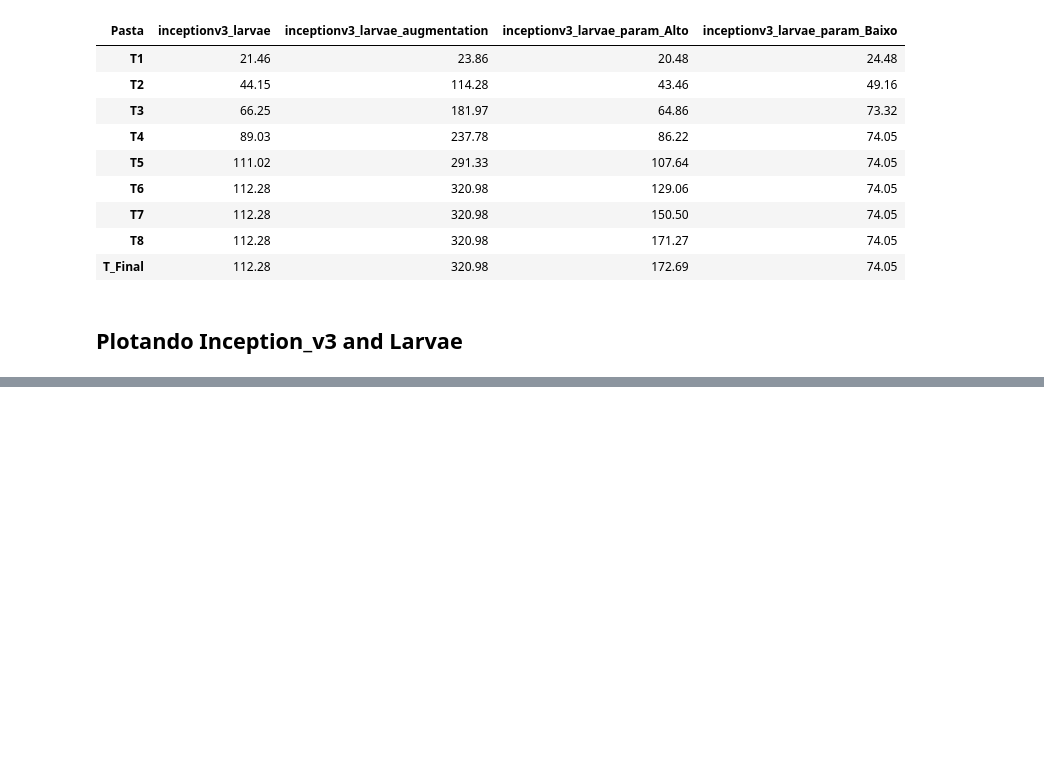
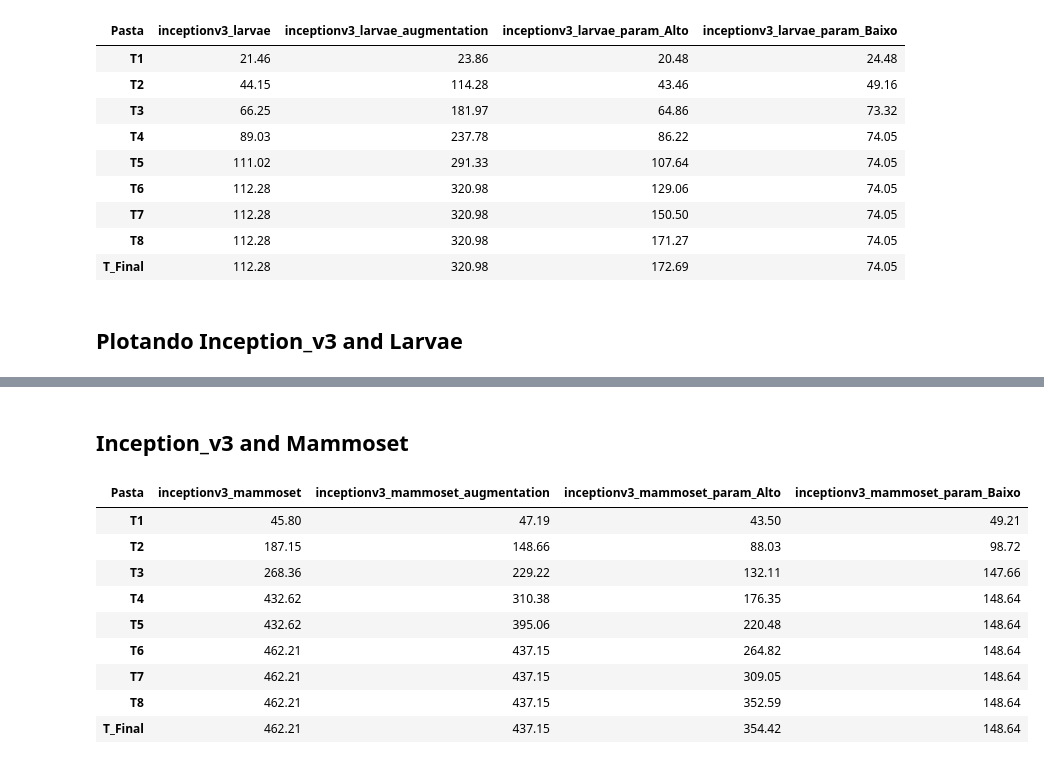
Before and after one commit to ViniciusLavorte/Python, a Jupyter notebook: Analise_TCC.ipynb, the cells around one changed output, grey strips where cells are left out. Cells and saved outputs as stored; diff of their text form; code cells hidden in the pictures; blank space fills up the shorter version.

```diff
--- a/Analise_TCC.ipynb
+++ b/Analise_TCC.ipynb
@@ -81,0 +138,33 @@ plt.show()
+# %% [markdown]
+## Inception_v3 and Mammoset
+# %%
+# Precisão Inception_v3 e Mammoset
+b = base.loc[(base.Amostra_Dados == 'mammoset') & (base.Rede == 'Inception_v3'),Precisao]
+bt = b.T
+bt.columns = bt.iloc[0]
+bt = bt.drop(['Pasta'])
+bt_row = ['P1','P2','P3','P4','P5','P6','P7','P8','P_Final']
+bt.index = bt_row
+#bt = bt.fillna(bt.iloc[1:,].mean())
+
+
+# Tempo Inception_v3 e Mammoset
+c = base.loc[(base.Amostra_Dados == 'mammoset') & (base.Rede == 'Inception_v3'),Tempo]
+ct = c.T
+ct.columns = ct.iloc[0]
+ct = ct.drop(['Pasta'])
+ct_row = ['T1','T2','T3','T4','T5','T6','T7','T8','T_Final']
+ct.index =  ct_row
+ct = ct.fillna(ct.iloc[-1,:])
+ct
+# %% [output]
+| Pasta | inceptionv3_mammoset | inceptionv3_mammoset_augmentation | inceptionv3_mammoset_param_Alto | inceptionv3_mammoset_param_Baixo |
+| T1 | 45.80 | 47.19 | 43.50 | 49.21 |
+| T2 | 187.15 | 148.66 | 88.03 | 98.72 |
+| T3 | 268.36 | 229.22 | 132.11 | 147.66 |
+| T4 | 432.62 | 310.38 | 176.35 | 148.64 |
+| T5 | 432.62 | 395.06 | 220.48 | 148.64 |
+| T6 | 462.21 | 437.15 | 264.82 | 148.64 |
+| T7 | 462.21 | 437.15 | 309.05 | 148.64 |
+| T8 | 462.21 | 437.15 | 352.59 | 148.64 |
+| T_Final | 462.21 | 437.15 | 354.42 | 148.64 |
```
Also changed, not shown: parts of 7 cells of this notebook, 3 other files.
